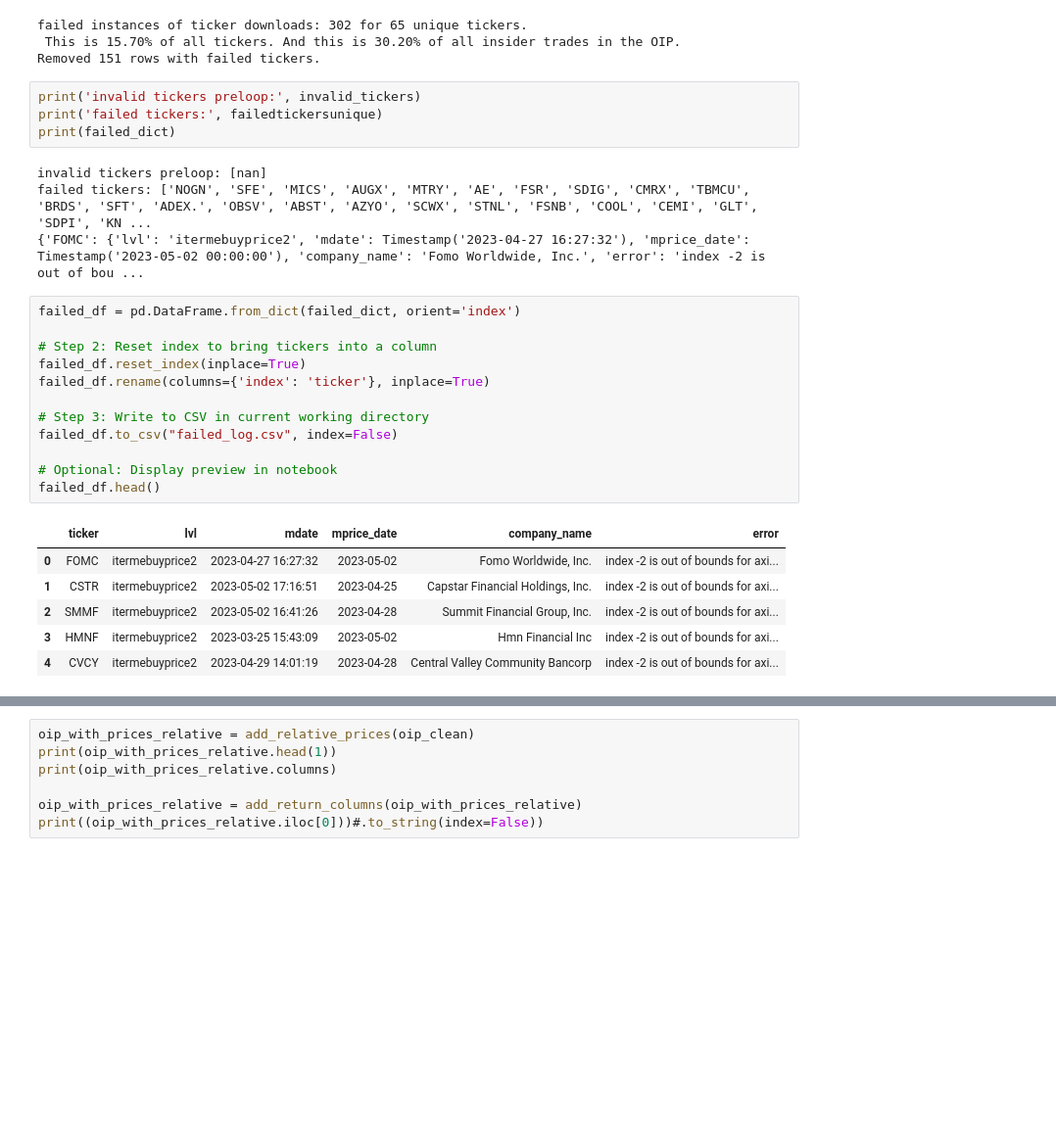
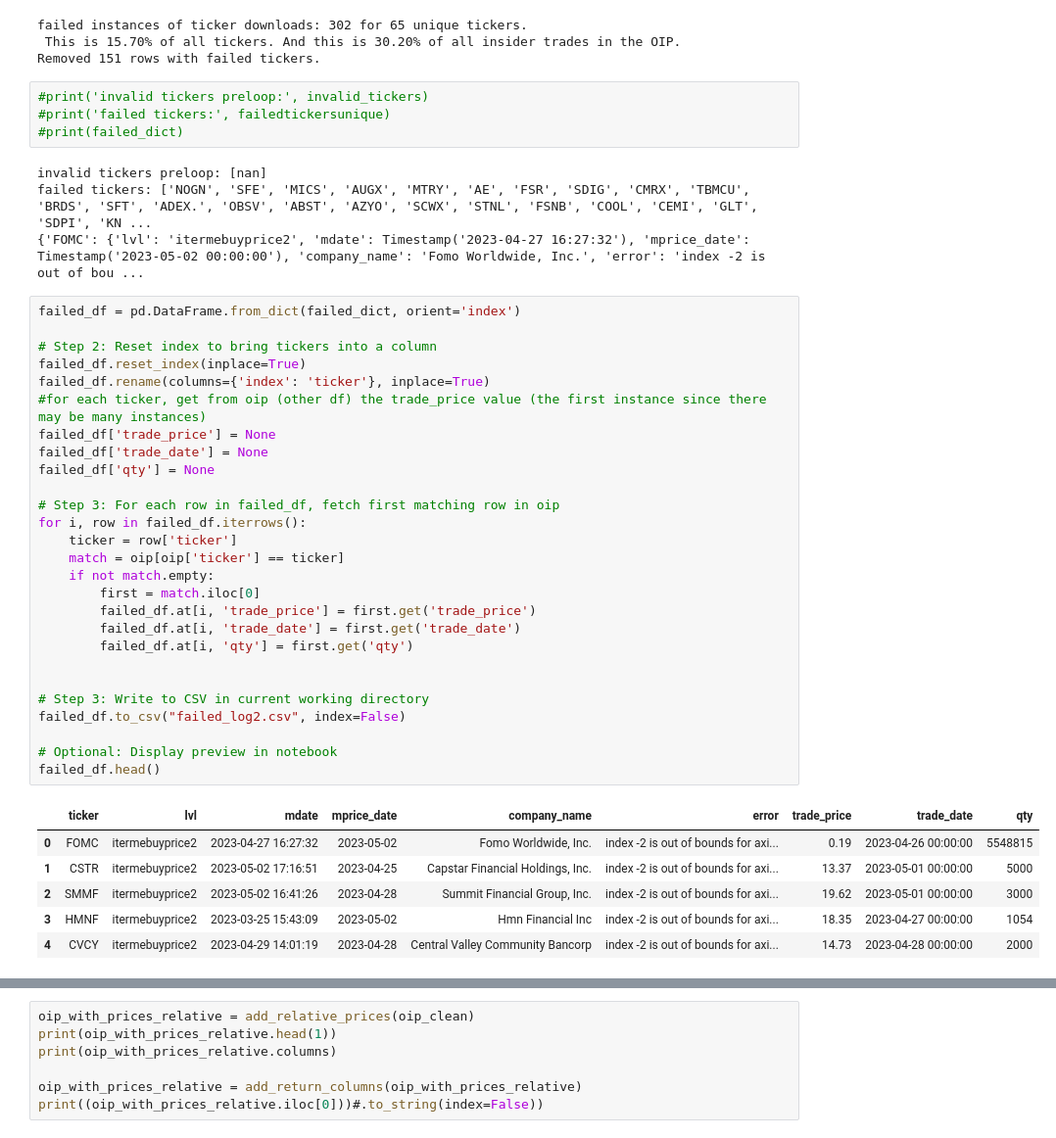
Before and after one commit to Emberflurry/stonx, a Jupyter notebook: dr1b.ipynb, the cells around one changed output, grey strips where cells are left out. Shown at 98% size. Drawn from its saved outputs; the diff is of its cells as text; blank space fills up the shorter version.

```diff
--- a/dr1b.ipynb
+++ b/dr1b.ipynb
@@ -78,9 +78,9 @@ failed instances of ticker downloads: 302 for 65 unique tickers.
  This is 15.70% of all tickers. And this is 30.20% of all insider trades in the OIP.
 Removed 151 rows with failed tickers.
 # %%
-print('invalid tickers preloop:', invalid_tickers)
-print('failed tickers:', failedtickersunique)
-print(failed_dict)
+#print('invalid tickers preloop:', invalid_tickers)
+#print('failed tickers:', failedtickersunique)
+#print(failed_dict)
 # %% [output]
 invalid tickers preloop: [nan]
 failed tickers: ['NOGN', 'SFE', 'MICS', 'AUGX', 'MTRY', 'AE', 'FSR', 'SDIG', 'CMRX', 'TBMCU', 'BRDS', 'SFT', 'ADEX.', 'OBSV', 'ABST', 'AZYO', 'SCWX', 'STNL', 'FSNB', 'COOL', 'CEMI', 'GLT', 'SDPI', 'KN ...
@@ -88,19 +88,34 @@ failed tickers: ['NOGN', 'SFE', 'MICS', 'AUGX', 'MTRY', 'AE', 'FSR', 'SDIG', 'CM
 # %%
 failed_df = pd.DataFrame.from_dict(failed_dict, orient='index')
 
 # Step 2: Reset index to bring tickers into a column
 failed_df.reset_index(inplace=True)
 failed_df.rename(columns={'index': 'ticker'}, inplace=True)
+#for each ticker, get from oip (other df) the trade_price value (the first instance since there may be many instances)
+failed_df['trade_price'] = None
+failed_df['trade_date'] = None
+failed_df['qty'] = None
+
+# Step 3: For each row in failed_df, fetch first matching row in oip
+for i, row in failed_df.iterrows():
+    ticker = row['ticker']
+    match = oip[oip['ticker'] == ticker]
+    if not match.empty:
+        first = match.iloc[0]
+        failed_df.at[i, 'trade_price'] = first.get('trade_price')
+        failed_df.at[i, 'trade_date'] = first.get('trade_date')
+        failed_df.at[i, 'qty'] = first.get('qty')
+
 
 # Step 3: Write to CSV in current working directory
-failed_df.to_csv("failed_log.csv", index=False)
+failed_df.to_csv("failed_log2.csv", index=False)
 
 # Optional: Display preview in notebook
 failed_df.head()
 # %% [output]
-|  | ticker | lvl | mdate | mprice_date | company_name | error |
-| 0 | FOMC | itermebuyprice2 | 2023-04-27 16:27:32 | 2023-05-02 | Fomo Worldwide, Inc. | index -2 is out of bounds for axi... |
-| 1 | CSTR | itermebuyprice2 | 2023-05-02 17:16:51 | 2023-04-25 | Capstar Financial Holdings, Inc. | index -2 is out of bounds for axi... |
-| 2 | SMMF | itermebuyprice2 | 2023-05-02 16:41:26 | 2023-04-28 | Summit Financial Group, Inc. | index -2 is out of bounds for axi... |
-| 3 | HMNF | itermebuyprice2 | 2023-03-25 15:43:09 | 2023-05-02 | Hmn Financial Inc | index -2 is out of bounds for axi... |
-| 4 | CVCY | itermebuyprice2 | 2023-04-29 14:01:19 | 2023-04-28 | Central Valley Community Bancorp | index -2 is out of bounds for axi... |
+|  | ticker | lvl | mdate | mprice_date | company_name | error | trade_price | trade_date | qty |
+| 0 | FOMC | itermebuyprice2 | 2023-04-27 16:27:32 | 2023-05-02 | Fomo Worldwide, Inc. | index -2 is out of bounds for axi... | 0.19 | 2023-04-26 00:00:00 | 5548815 |
+| 1 | CSTR | itermebuyprice2 | 2023-05-02 17:16:51 | 2023-04-25 | Capstar Financial Holdings, Inc. | index -2 is out of bounds for axi... | 13.37 | 2023-05-01 00:00:00 | 5000 |
+| 2 | SMMF | itermebuyprice2 | 2023-05-02 16:41:26 | 2023-04-28 | Summit Financial Group, Inc. | index -2 is out of bounds for axi... | 19.62 | 2023-05-01 00:00:00 | 3000 |
+| 3 | HMNF | itermebuyprice2 | 2023-03-25 15:43:09 | 2023-05-02 | Hmn Financial Inc | index -2 is out of bounds for axi... | 18.35 | 2023-04-27 00:00:00 | 1054 |
+| 4 | CVCY | itermebuyprice2 | 2023-04-29 14:01:19 | 2023-04-28 | Central Valley Community Bancorp | index -2 is out of bounds for axi... | 14.73 | 2023-04-28 00:00:00 | 2000 |
```
Also changed, not shown: parts of 1 cell of this notebook, 2 other files.
